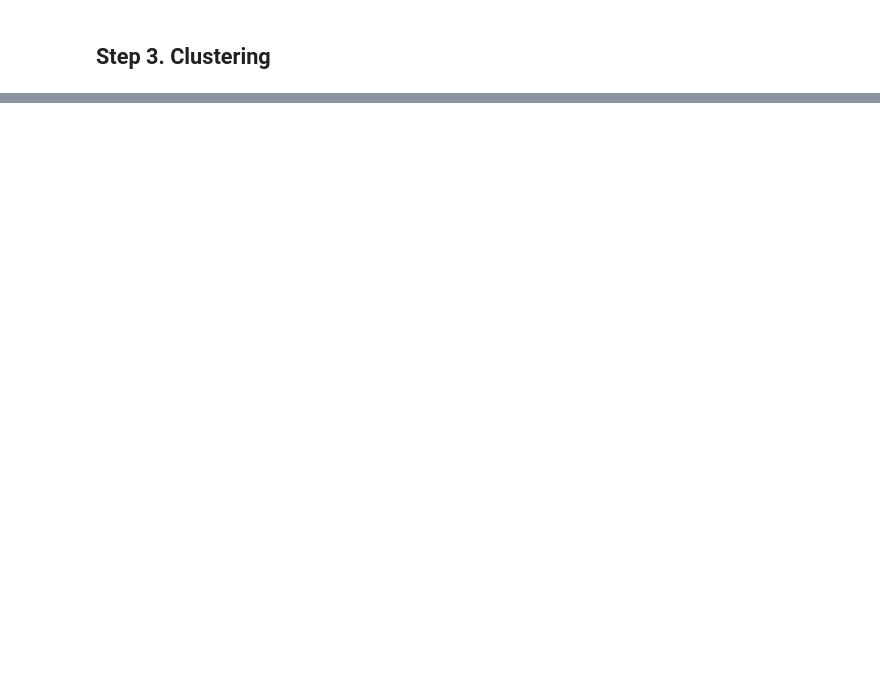
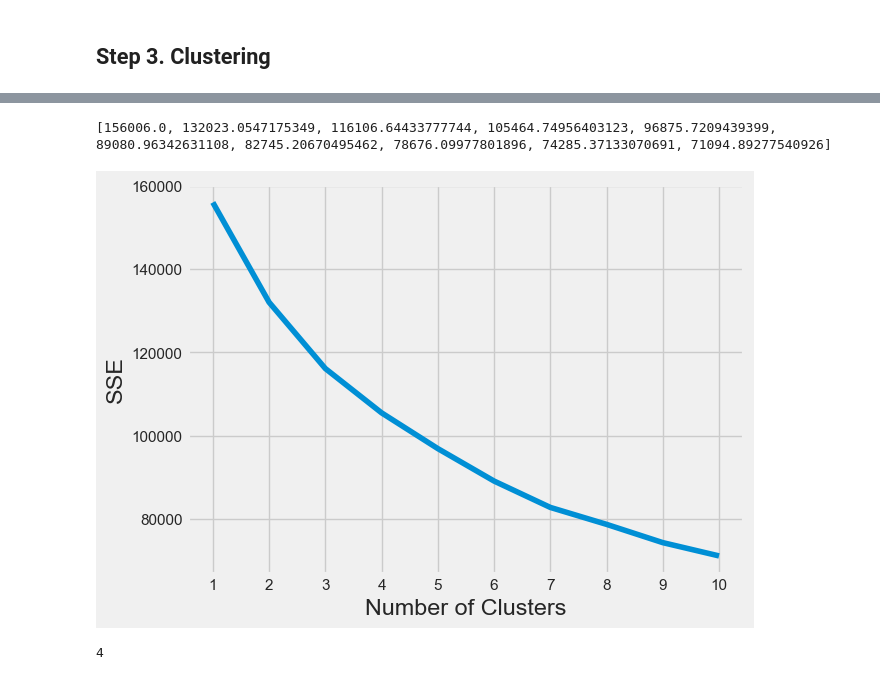
Before and after one commit to kyle1iao/WAF-Data-Challenge, a Jupyter notebook: Kyle Liao WAF Fall 2022 Data Challenge.ipynb, the cells around one changed output, grey strips where cells are left out. Cells and saved outputs as stored; diff of their text form; code cells hidden in the pictures; blank space fills up the shorter version.

```diff
--- a/Kyle Liao WAF Fall 2022 Data Challenge.ipynb
+++ b/Kyle Liao WAF Fall 2022 Data Challenge.ipynb
@@ -744,0 +786,17 @@ This linear regression model is more basic; given time here are some things I wo
+# %%
+# Standardizing features before clustering so they are all on the same scale
+
+scaler = StandardScaler()
+scaled_features = scaler.fit_transform(x)
+
+# Trying out k-means clustering for first time
+
+kmeans = KMeans(
+init="k-means++",
+n_clusters=4,
+n_init=10,
+max_iter=300,
+random_state=42
+)
+# %%
+kmeans.fit(scaled_features)
@@ -744,0 +825,32 @@ This linear regression model is more basic; given time here are some things I wo
+# %%
+# setting default arguments for k-means
+kmeans_kwargs = {
+"init": "random",
+"n_init": 10,
+"max_iter": 300,
+"random_state": 42
+}
+
+# generating array of errors to evaluate which cluster size is the best
+sse = []
+for k in range(1, 11):
+    kmeans = KMeans(n_clusters=k, **kmeans_kwargs)
+    kmeans.fit(scaled_features)
+    sse.append(kmeans.inertia_)
+print(sse)
+
+# plotting SSE curve and checking where SSE curve starts to bend (balance between too few and too many clusters)
+plt.style.use("fivethirtyeight")
+plt.plot(range(1, 11), sse)
+plt.xticks(range(1, 11))
+plt.xlabel("Number of Clusters")
+plt.ylabel("SSE")
+plt.show()
+
+# using kneelocator to automatically calculate the elbow
+kl = KneeLocator(range(1, 11), sse, curve="convex", direction="decreasing")
+kl.elbow
+# %% [output]
+[156006.0, 132023.0547175349, 116106.64433777744, 105464.74956403123, 96875.7209439399, 89080.96342631108, 82745.20670495462, 78676.09977801896, 74285.37133070691, 71094.89277540926]
+[figure, added]
+4
```
Also changed, not shown: parts of 41 cells of this notebook.
